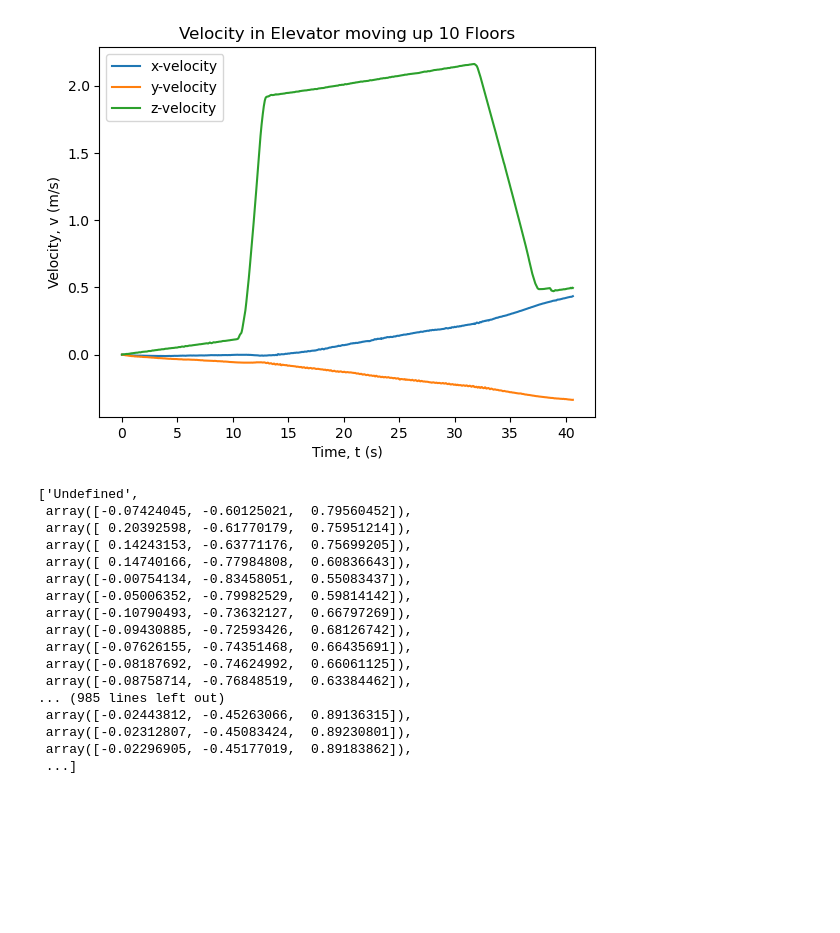
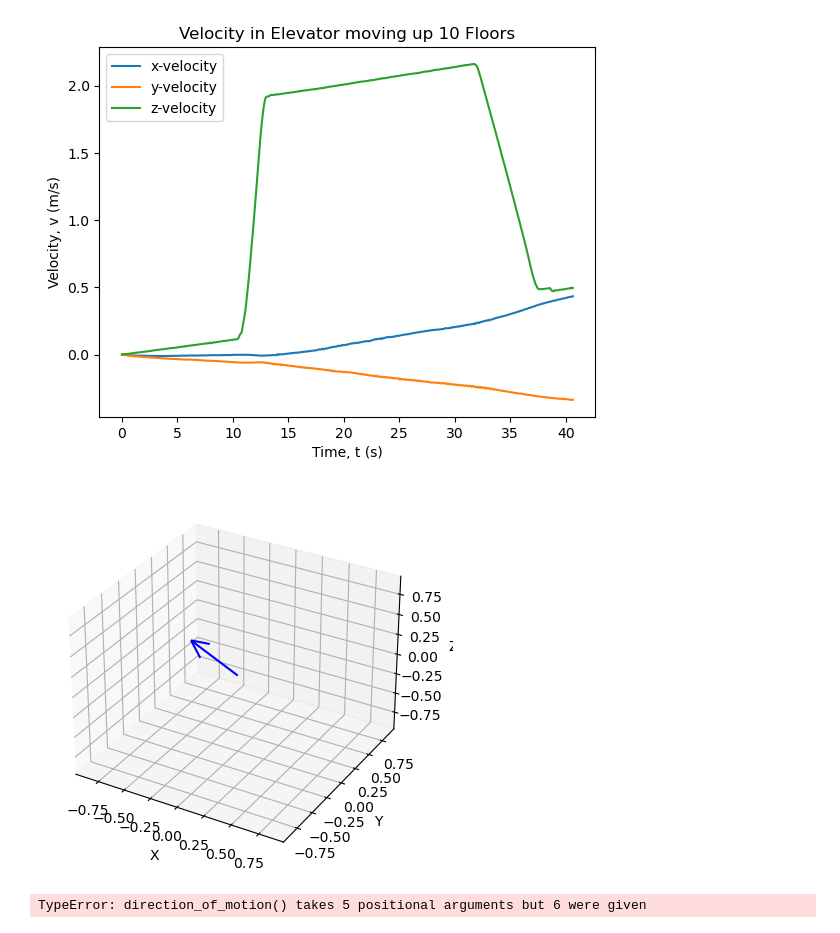
Before and after one commit to ubsuny/CP1-24-midterm, a Jupyter notebook: iglesias-cardinale/code/data_plotter.ipynb, the cells around one changed output. Cells and saved outputs as stored; diff of their text form; code cells hidden in the pictures; blank space fills up the shorter version.

Commit message:
updated direction of motion

```diff
--- a/iglesias-cardinale/code/data_plotter.ipynb
+++ b/iglesias-cardinale/code/data_plotter.ipynb
@@ -166,23 +122,32 @@ plt.show()
 # %% [output]
 [figure]
 [figure]
+# %%
+from mpl_toolkits.mplot3d import Axes3D
+
+# Create a 3D plot
+fig = plt.figure()
+ax = fig.add_subplot(111, projection='3d')
+
+v_mag = np.sqrt(v_x[1]**2+v_y[1]**2+v_y[1]**2)
+# Plot vectors using quiver
+ax.quiver(0, 0, 0, v_x[1], v_y[1], v_z[1], color='b', length=1, normalize=True)
+#ax.quiver(x2, y2, z2, v2[0], v2[1], v2[2], color='g', length=1, normalize=True)
+
+# Label axes
+ax.set_xlabel('X')
+ax.set_ylabel('Y')
+ax.set_zlabel('Z')
+
+v = max(v_x[1], v_y[1], v_z[1])/v_mag
+ax.set_xlim([-v, v])  # Set the range for x-axis
+ax.set_ylim([-v, v])  # Set the range for y-axis
+ax.set_zlim([-v, v])
+
+plt.show()
+# %% [output]
+[figure, added]
 # %%
-dm.direction_of_motion(a_x,a_y,a_z,t,0)
+dm.direction_of_motion(a_x,a_y,a_z,t,500,0)
 # %% [output]
-['Undefined',
- array([-0.07424045, -0.60125021,  0.79560452]),
- array([ 0.20392598, -0.61770179,  0.75951214]),
- array([ 0.14243153, -0.63771176,  0.75699205]),
- array([ 0.14740166, -0.77984808,  0.60836643]),
- array([-0.00754134, -0.83458051,  0.55083437]),
- array([-0.05006352, -0.79982529,  0.59814142]),
- array([-0.10790493, -0.73632127,  0.66797269]),
- array([-0.09430885, -0.72593426,  0.68126742]),
- array([-0.07626155, -0.74351468,  0.66435691]),
- array([-0.08187692, -0.74624992,  0.66061125]),
- array([-0.08758714, -0.76848519,  0.63384462]),
-... (985 lines left out)
- array([-0.02443812, -0.45263066,  0.89136315]),
- array([-0.02312807, -0.45083424,  0.89230801]),
- array([-0.02296905, -0.45177019,  0.89183862]),
- ...]
+TypeError: direction_of_motion() takes 5 positional arguments but 6 were given
```
Also changed, not shown: parts of 9 cells of this notebook, 2 other files.
